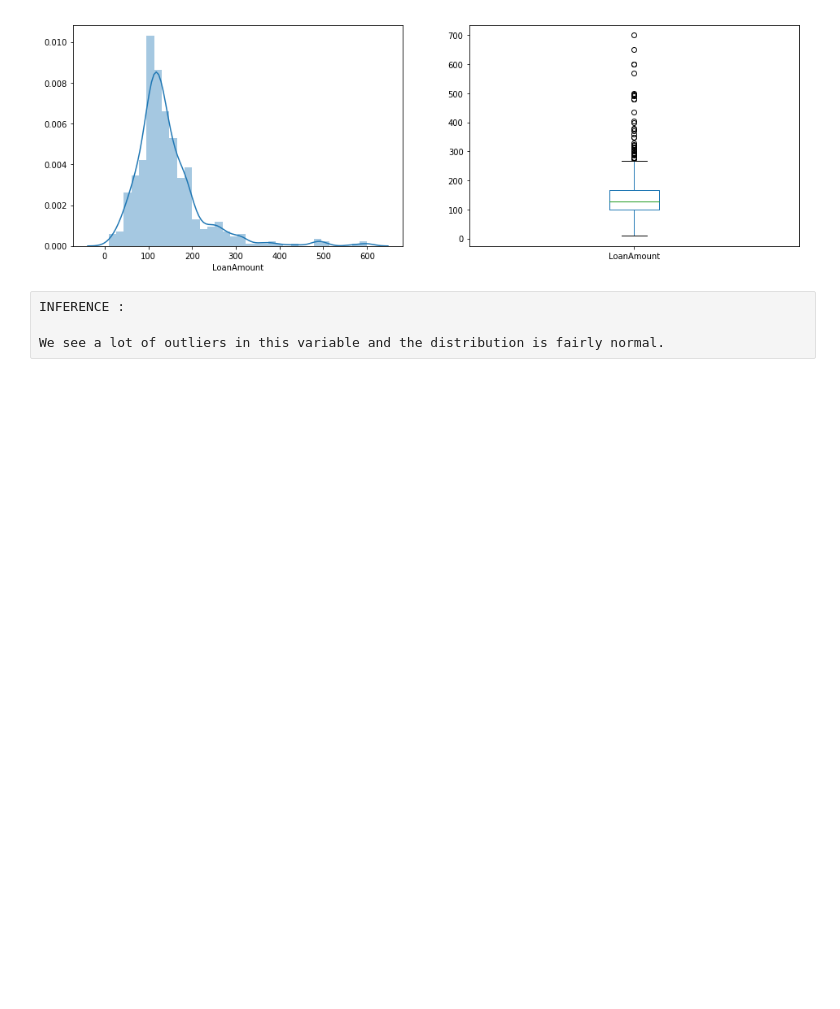
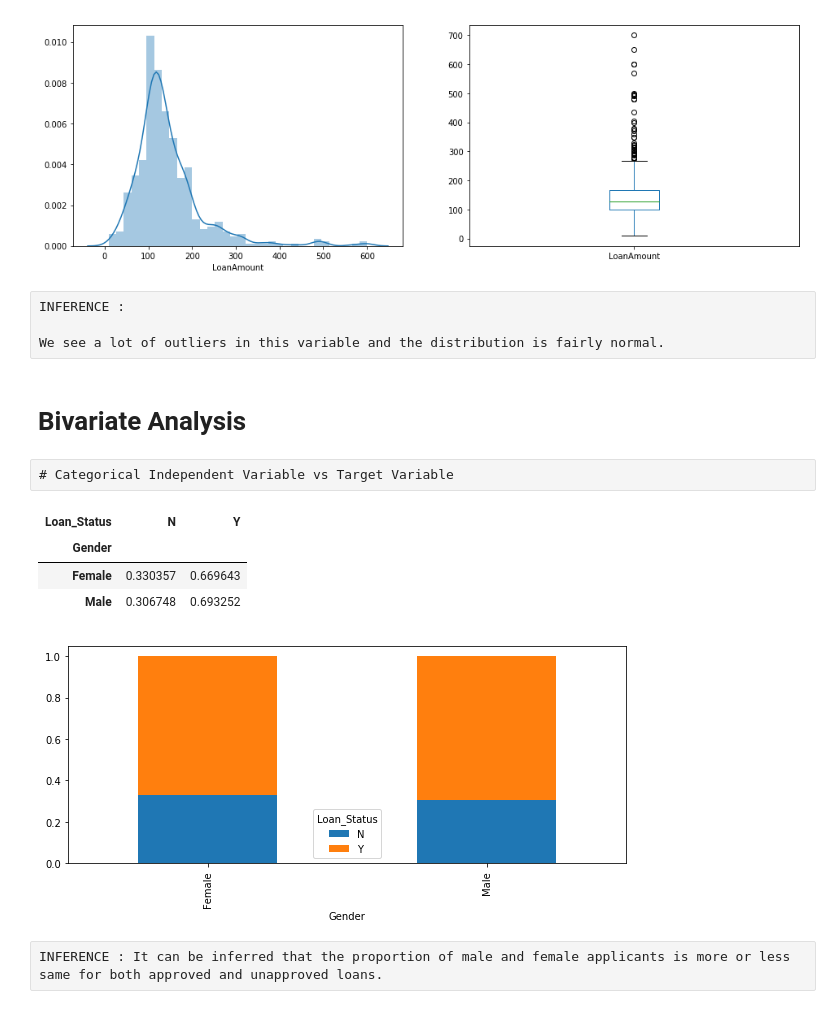
Before and after one commit to Deepak-Marichi/Loan-Prediction, a Jupyter notebook: Loan-Prediction.ipynb, the cells around one changed output. Drawn from its saved outputs; the diff is of its cells as text; code cells hidden in the pictures; blank space fills up the shorter version.

Commit message:
Bivariate Analysis Done!

```diff
--- a/Loan-Prediction.ipynb
+++ b/Loan-Prediction.ipynb
@@ -199,3 +200,24 @@ plt.show()
 INFERENCE :
 
 We see a lot of outliers in this variable and the distribution is fairly normal.
+# %% [markdown]
+# Bivariate Analysis
+# %% [raw]
+# Categorical Independent Variable vs Target Variable
+# %%
+# Gender vs Loan_status
+
+Gender = pd.crosstab(train['Gender'], train['Loan_Status']).apply(lambda x : x/x.sum(),axis=1 )
+Gender
+# %% [output]
+| Loan_Status | N | Y |
+| Gender |  |  |
+| Female | 0.330357 | 0.669643 |
+| Male | 0.306748 | 0.693252 |
+# %%
+Gender.div(Gender.sum(1).astype(float),axis=0).plot(kind="bar", stacked=True, figsize=(10,4))
+plt.show()
+# %% [output]
+[figure, added]
+# %% [raw]
+INFERENCE : It can be inferred that the proportion of male and female applicants is more or less same for both approved and unapproved loans.
```
Also changed, not shown: parts of 32 cells of this notebook.
